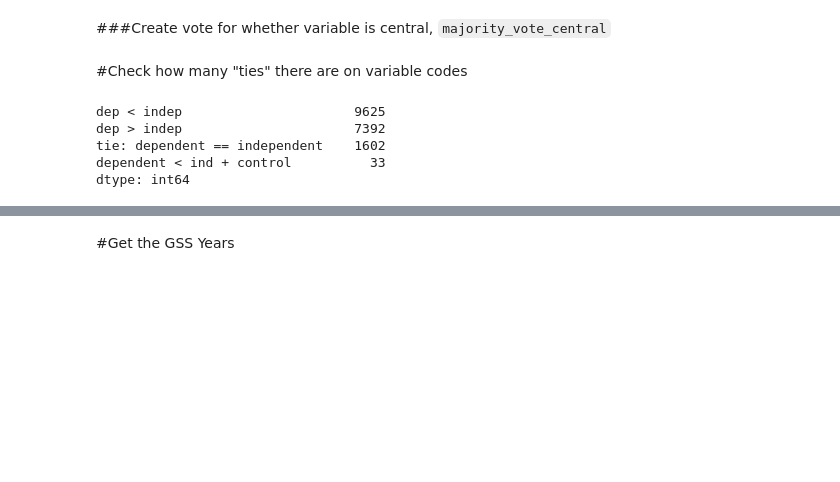
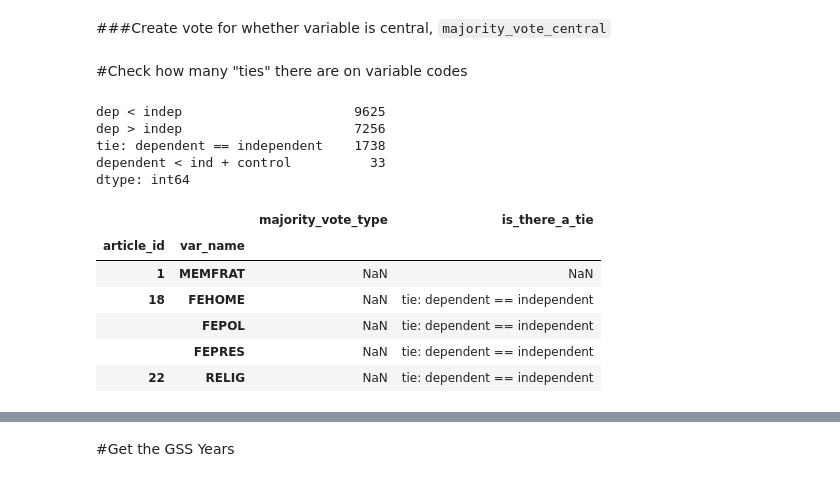
Before and after one commit to KnowledgeLab/GSS_code, a Jupyter notebook: create_articleClasses.ipynb, the cells around one changed output, grey strips where cells are left out. Saved outputs shown, nothing was run; the diff lists cells and outputs as text; code cells hidden in the pictures; blank space fills up the shorter version.

```diff
--- a/create_articleClasses.ipynb
+++ b/create_articleClasses.ipynb
@@ -192,8 +194,9 @@ df_variables['majority_vote_central'] = df_variables.var_central.astype(bool)
 # there is ~1600 articles but ~22,000 rows in df_variables because each article has many variables.
 # So it appears nearly every article has a tie.
 def is_there_a_tie(s):
-    # if there is a legitimate tie (not all )
-    if s['var_dependent'] > 0 and (s['var_dependent'] == s['var_independent']):
+    # if there is a legitimate tie
+    if s['var_dependent'] > 0 and (s['var_dependent'] == s['var_independent']
+                                   or s['var_dependent'] == s['var_independent']+s['var_control']):
         return 'tie: dependent == independent'
     elif s['var_dependent'] > s['var_independent']:
         return 'dep > indep'
@@ -205,11 +208,21 @@ def is_there_a_tie(s):
         return 'dependent > ind + control'
     else:
         return nan
-vcs = df_variables.apply(is_there_a_tie, axis=1)
-vcs.value_counts()
+df_variables['is_there_a_tie'] = df_variables.apply(is_there_a_tie, axis=1)
+print df_variables.is_there_a_tie.value_counts()
 # %% [output]
 dep < indep                      9625
-dep > indep                      7392
-tie: dependent == independent    1602
+dep > indep                      7256
+tie: dependent == independent    1738
 dependent < ind + control          33
 dtype: int64
+# %%
+df_variables[df_variables.majority_vote_type.isnull()][['majority_vote_type', 'is_there_a_tie']].head()
+# %% [output]
+|  |  | majority_vote_type | is_there_a_tie |
+| article_id | var_name |  |  |
+| 1 | MEMFRAT | NaN | NaN |
+| 18 | FEHOME | NaN | tie: dependent == independent |
+|  | FEPOL | NaN | tie: dependent == independent |
+|  | FEPRES | NaN | tie: dependent == independent |
+| 22 | RELIG | NaN | tie: dependent == independent |
```
Also changed, not shown: parts of 4 cells of this notebook, 6 other files.
